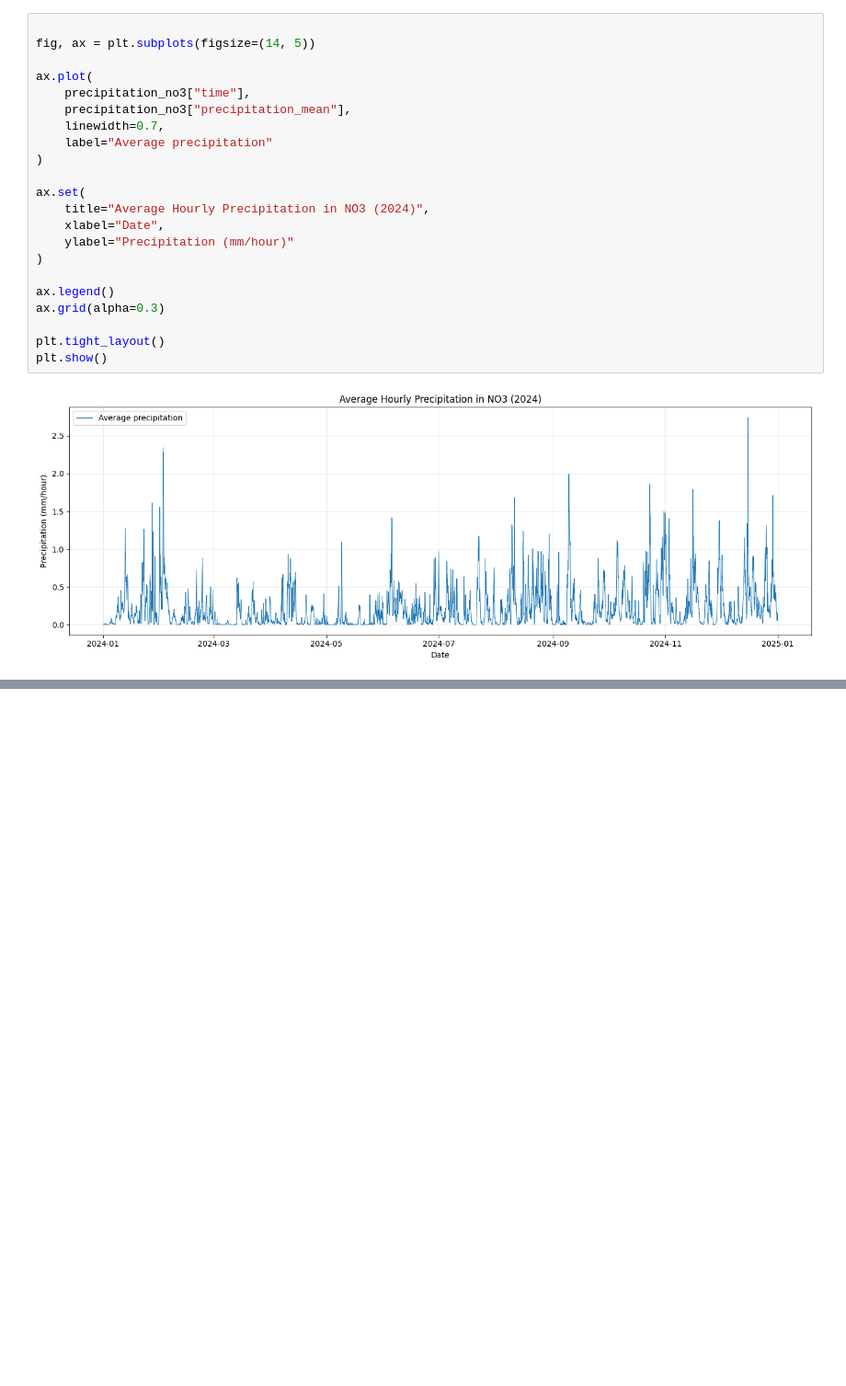
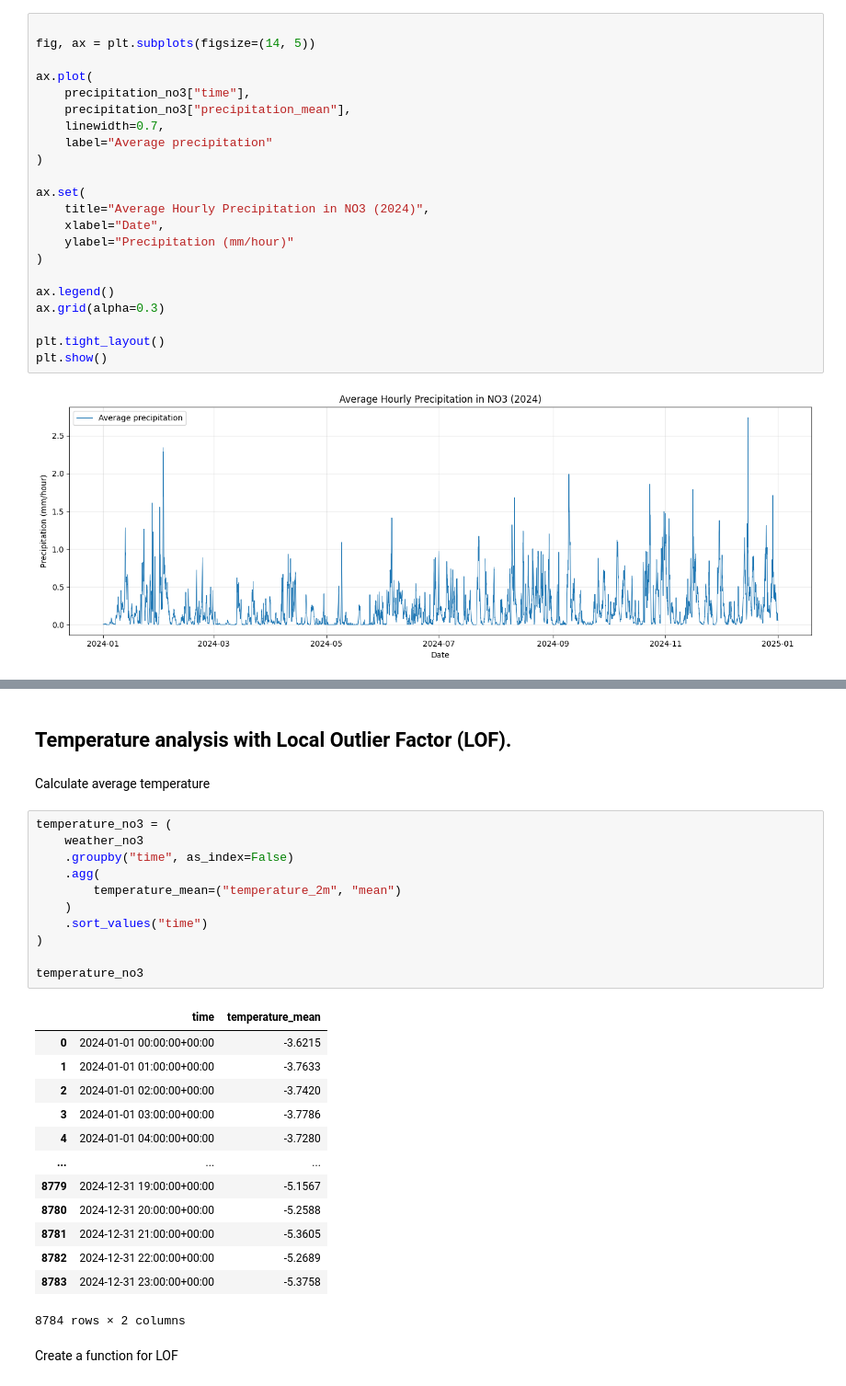
Before and after one commit to phkhle/IND320, a Jupyter notebook: jupyter_notebooks/assignment3.ipynb, the cells around one changed output, grey strips where cells are left out. Shown at 92% size. Drawn from its saved outputs; the diff is of its cells as text; blank space fills up the shorter version.

```diff
--- a/jupyter_notebooks/assignment3.ipynb
+++ b/jupyter_notebooks/assignment3.ipynb
@@ -612,0 +728,31 @@ weather_rm
+# %% [markdown]
+## Temperature analysis with Local Outlier Factor (LOF).
+# %% [markdown]
+Calculate average temperature
+# %%
+temperature_no3 = (
+    weather_no3
+    .groupby("time", as_index=False)
+    .agg(
+        temperature_mean=("temperature_2m", "mean")
+    )
+    .sort_values("time")
+)
+
+temperature_no3
+# %% [output]
+|  | time | temperature_mean |
+| 0 | 2024-01-01 00:00:00+00:00 | -3.6215 |
+| 1 | 2024-01-01 01:00:00+00:00 | -3.7633 |
+| 2 | 2024-01-01 02:00:00+00:00 | -3.7420 |
+| 3 | 2024-01-01 03:00:00+00:00 | -3.7786 |
+| 4 | 2024-01-01 04:00:00+00:00 | -3.7280 |
+| ... | ... | ... |
+| 8779 | 2024-12-31 19:00:00+00:00 | -5.1567 |
+| 8780 | 2024-12-31 20:00:00+00:00 | -5.2588 |
+| 8781 | 2024-12-31 21:00:00+00:00 | -5.3605 |
+| 8782 | 2024-12-31 22:00:00+00:00 | -5.2689 |
+| 8783 | 2024-12-31 23:00:00+00:00 | -5.3758 |
+8784 rows × 2 columns
+# %% [markdown]
+Create a function for LOF
```
Also changed, not shown: parts of 21 cells of this notebook.
